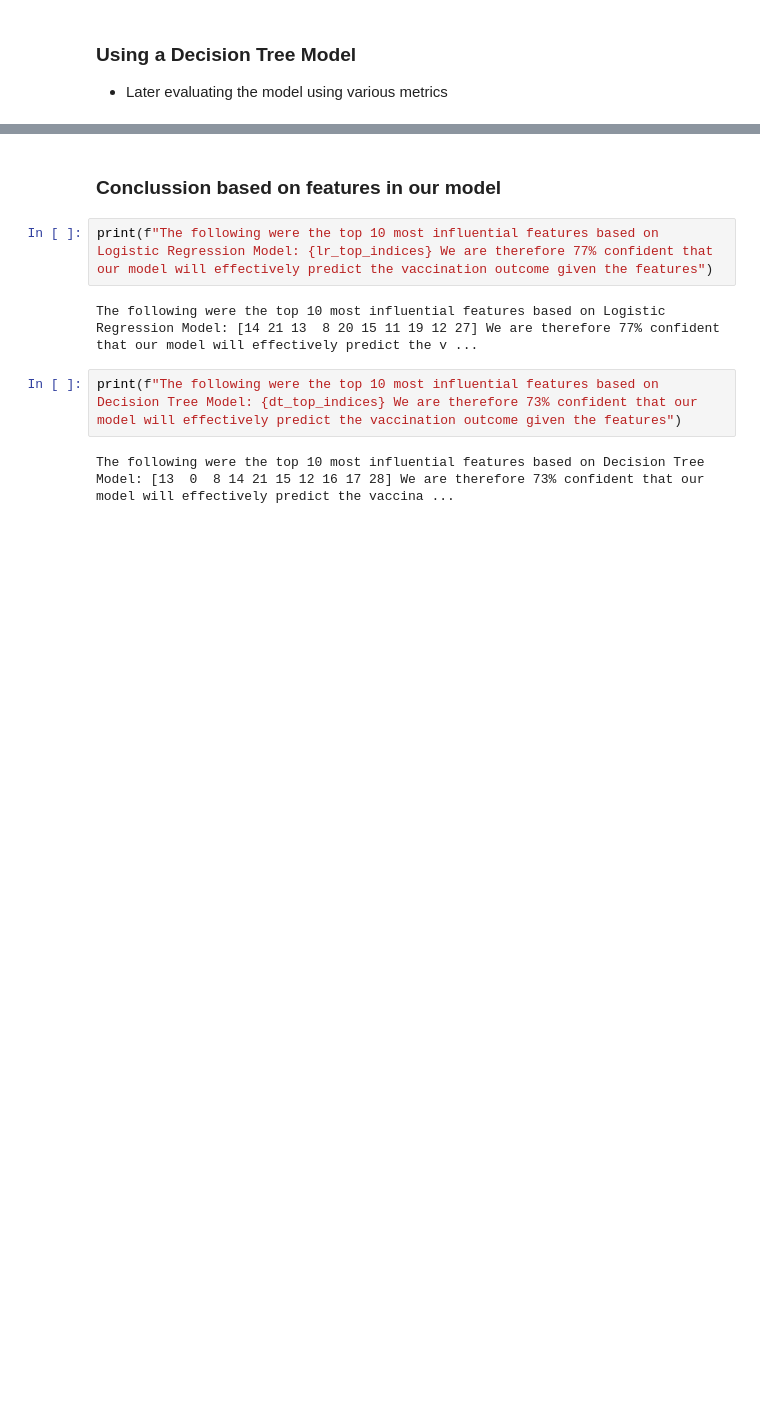
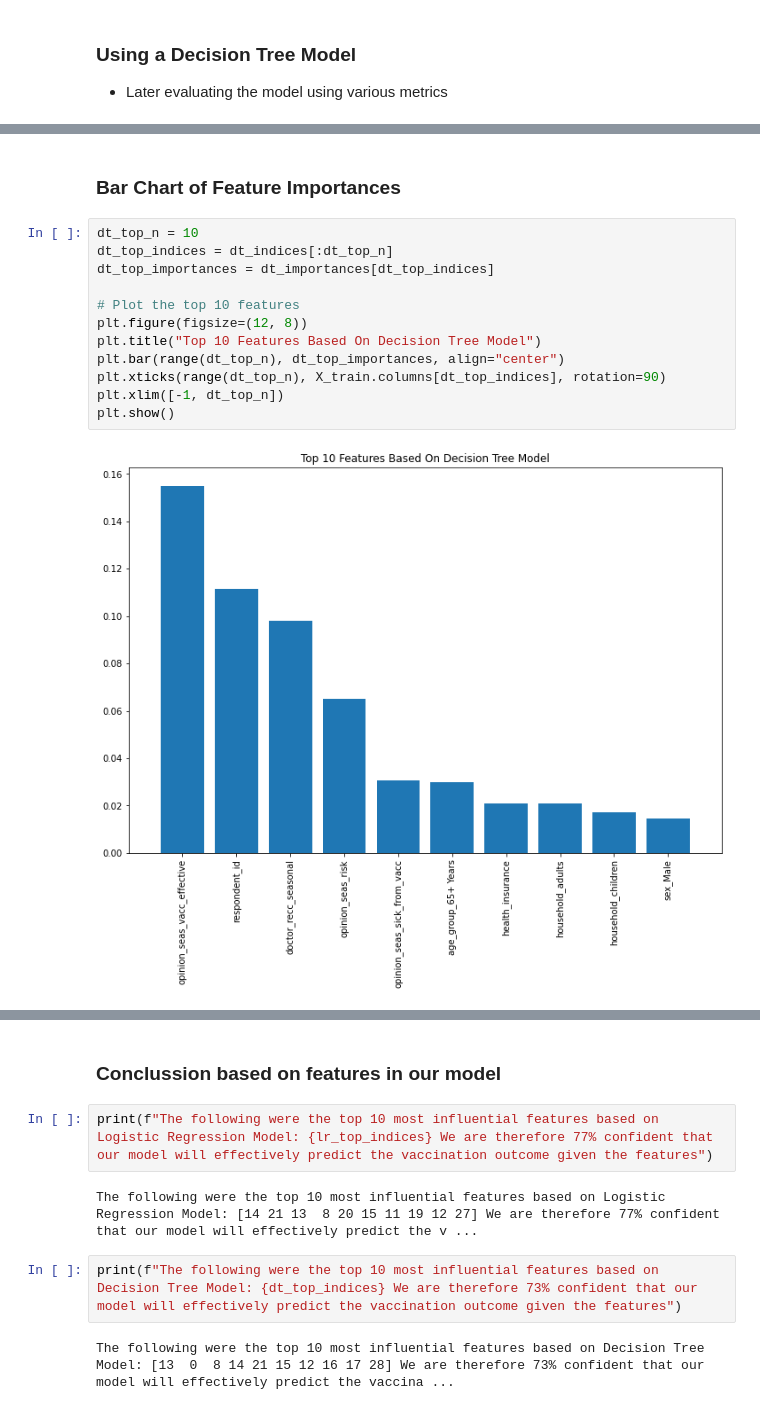
Before and after one commit to matjoee/dsc-final-project-phase-3, a Jupyter notebook: index.ipynb, the cells around one changed output, grey strips where cells are left out. Drawn from its saved outputs; the diff is of its cells as text; blank space fills up the shorter version.

```diff
--- a/index.ipynb
+++ b/index.ipynb
@@ -407,0 +503,16 @@ Confusion Matrix:
+# %% [markdown]
+### Bar Chart of Feature Importances
+# %%
+dt_top_n = 10
+dt_top_indices = dt_indices[:dt_top_n]
+dt_top_importances = dt_importances[dt_top_indices]
+
+# Plot the top 10 features
+plt.figure(figsize=(12, 8))
+plt.title("Top 10 Features Based On Decision Tree Model")
+plt.bar(range(dt_top_n), dt_top_importances, align="center")
+plt.xticks(range(dt_top_n), X_train.columns[dt_top_indices], rotation=90)
+plt.xlim([-1, dt_top_n])
+plt.show()
+# %% [output]
+[figure, added]
```
Also changed, not shown: parts of 26 cells of this notebook, 1 other file.
